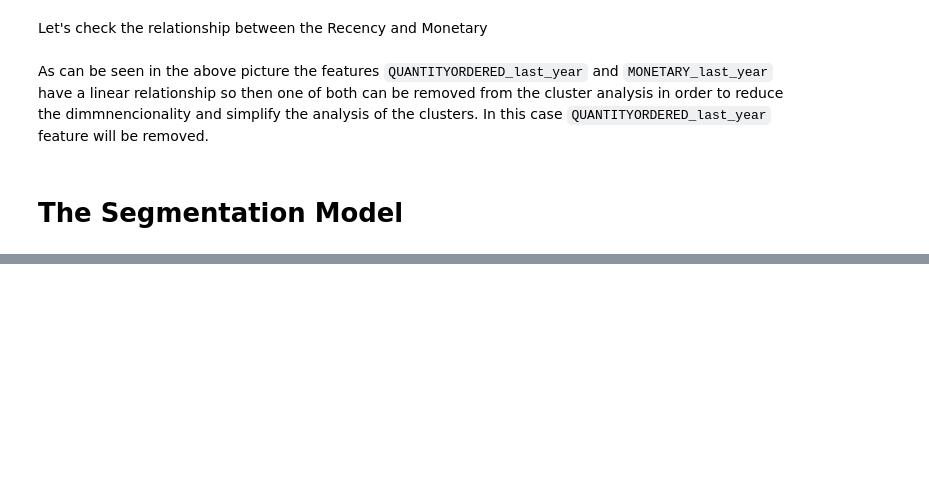
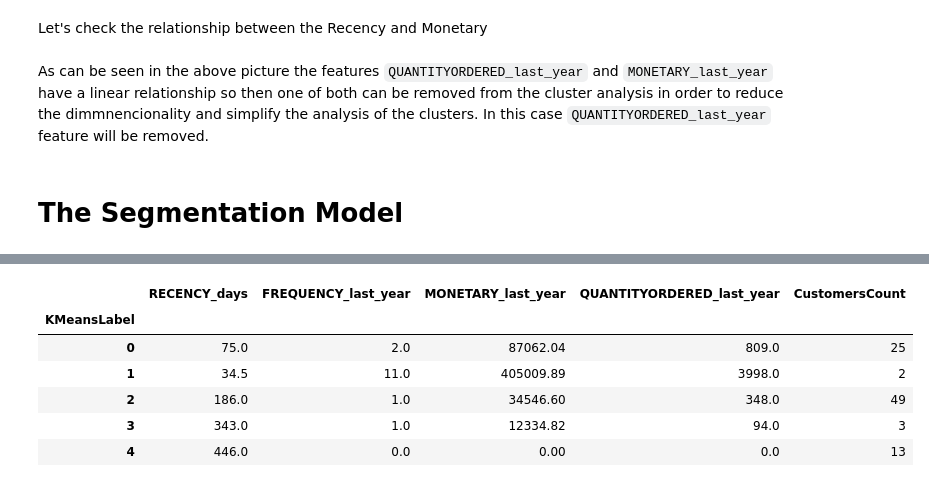
Before and after one commit to cgn00/Customer_Segmentation, a Jupyter notebook: customer_segmentation.ipynb, the cells around one changed output, grey strips where cells are left out. Cells and saved outputs as stored; diff of their text form; code cells hidden in the pictures; blank space fills up the shorter version.

```diff
--- a/customer_segmentation.ipynb
+++ b/customer_segmentation.ipynb
@@ -469,31 +524,39 @@ fig1.update_traces(marker_size = 4)
 fig2 = px.scatter_3d(
     data_frame=rfm_df,
     x= "RECENCY_days",
     y = "QUANTITYORDERED_last_year",
     z= "MONETARY_last_year",
     title = "Relationship between RECENCY VS QUANTITYORDERED VS MONETARY based on KMeans customer cluster",
     color = "KMeansLabel",
     height=500
 )
 fig2.update_traces(marker_size = 4)
 # fig2.show()
 
 # Create a subplot with two 3D scatter plots side by side
 fig = make_subplots(rows=1, cols=2, specs=[[{'type': 'scatter3d'}, {'type': 'scatter3d'}]])
 
 fig.add_trace(fig1.data[0], row=1, col=1)
 fig.add_trace(fig2.data[0], row=1, col=2)
 
 fig.update_layout(scene1=dict(xaxis=dict(title='RECENCY_days'),
                               yaxis=dict(title='FREQUENCY_last_year'),
                               zaxis=dict(title='MONETARY_last_year'),
                               ),
                   scene2=dict(xaxis=dict(title='RECENCY_days'),
                               yaxis=dict(title='QUANTITYORDERED_last_year'),
                               zaxis=dict(title='MONETARY_last_year'),
                               ))
 
 fig.show()
 
-customer_clusters_summarize = customer_df.groupby("KMeansLabel")[["RECENCY_days", "FREQUENCY_last_year", "MONETARY_last_year"]].median()
+customer_clusters_summarize = customer_df.groupby("KMeansLabel")[["RECENCY_days", "FREQUENCY_last_year", "MONETARY_last_year", "QUANTITYORDERED_last_year"]].median()
 customer_clusters_summarize.assign(CustomersCount=np.unique(rfm_df["KMeansLabel"], return_counts=True)[1])
+# %% [output]
+|  | RECENCY_days | FREQUENCY_last_year | MONETARY_last_year | QUANTITYORDERED_last_year | CustomersCount |
+| KMeansLabel |  |  |  |  |  |
+| 0 | 75.0 | 2.0 | 87062.04 | 809.0 | 25 |
+| 1 | 34.5 | 11.0 | 405009.89 | 3998.0 | 2 |
+| 2 | 186.0 | 1.0 | 34546.60 | 348.0 | 49 |
+| 3 | 343.0 | 1.0 | 12334.82 | 94.0 | 3 |
+| 4 | 446.0 | 0.0 | 0.00 | 0.0 | 13 |
```
Also changed, not shown: parts of 13 cells of this notebook.
